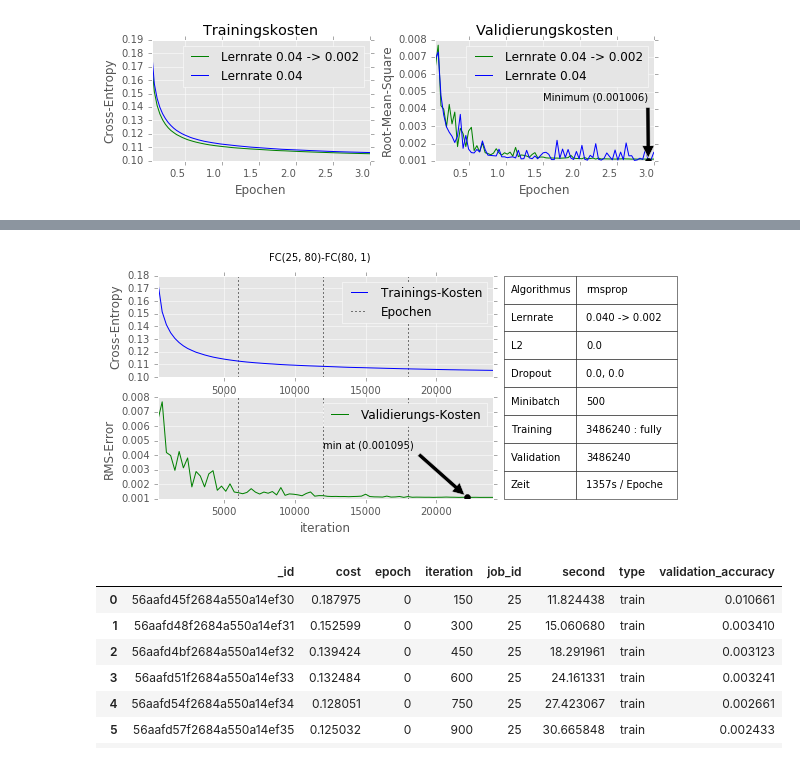
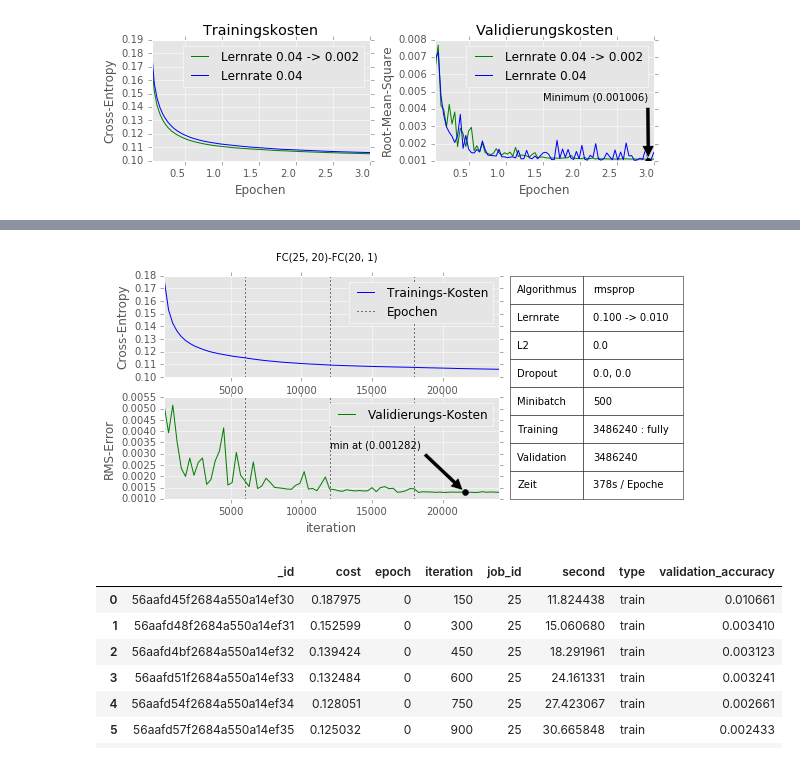
Before and after one commit to codingluke/ba-thesis-code, a Jupyter notebook: notebooks/metric_test.ipynb, the cells around one changed output, grey strips where cells are left out. Cells and saved outputs as stored; diff of their text form; code cells hidden in the pictures.

```diff
--- a/notebooks/metric_test.ipynb
+++ b/notebooks/metric_test.ipynb
@@ -28,7 +33,7 @@ mr.compair_plot(job_ids=[18, 19], colors=['g', 'b'], titles=['Lernrate 0.04 -> 0
 # %%
-mr.plot(job_id=18)
+mr.plot(job_id=22)
 # %% [output]
-[figure, old version]
+[figure, new version]
 # %%
 mr.get_records(job_id=25)
 # %% [output]
```
Also changed, not shown: parts of 2 cells of this notebook, 1 other file.
